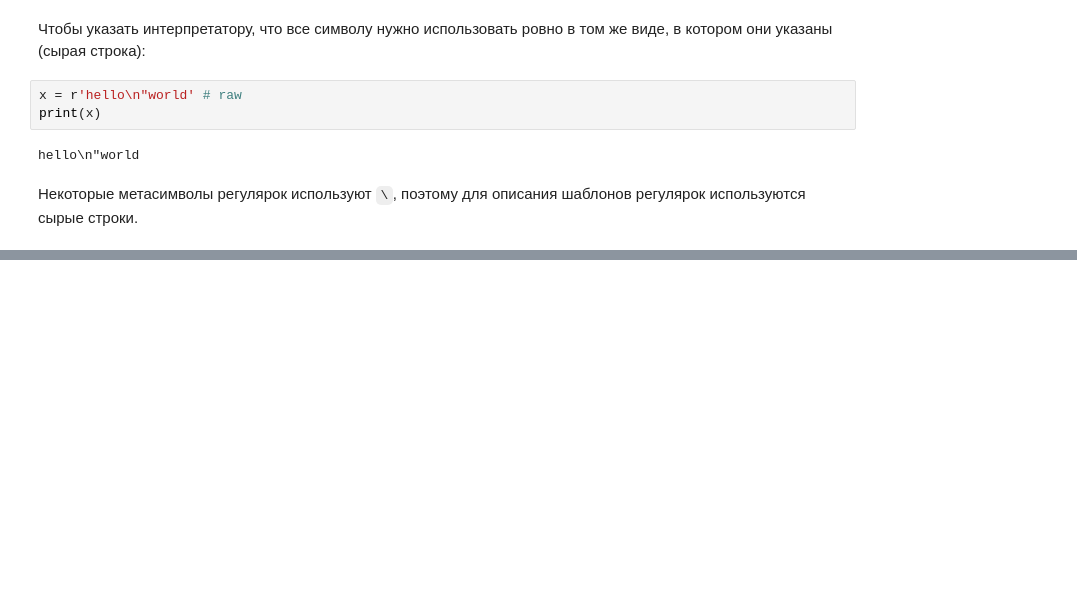
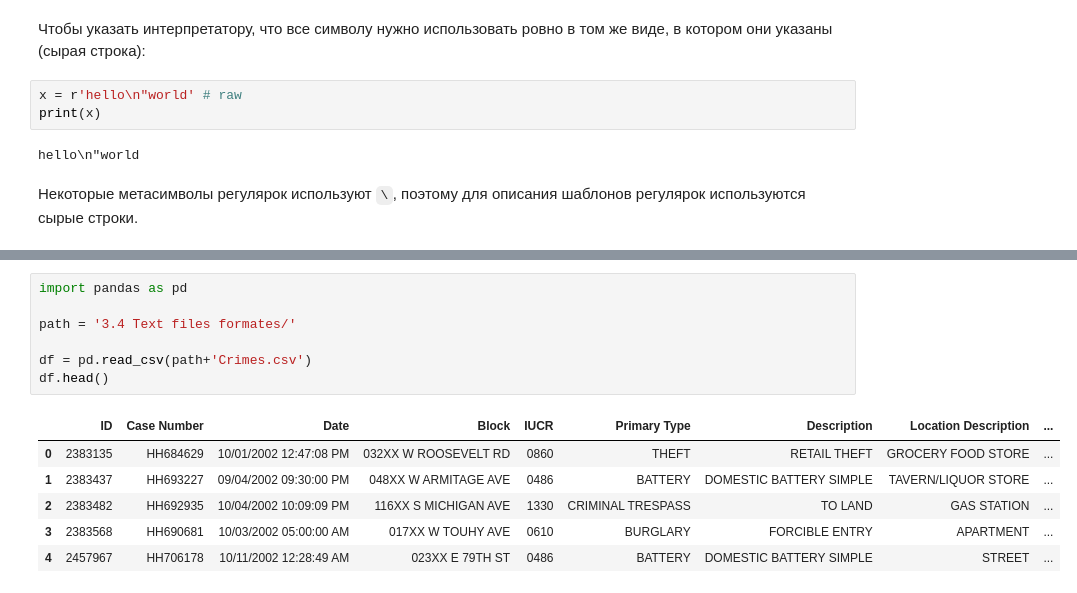
Before and after one commit to br-eina/notebooks, a Jupyter notebook: stepik/python/3. Python application - text analysis.ipynb, the cells around one changed output, grey strips where cells are left out. Drawn from its saved outputs; the diff is of its cells as text; blank space fills up the shorter version.

```diff
--- a/stepik/python/3. Python application - text analysis.ipynb
+++ b/stepik/python/3. Python application - text analysis.ipynb
@@ -364,0 +1374,14 @@ hello\n"world
+# %%
+import pandas as pd
+
+path = '3.4 Text files formates/'
+
+df = pd.read_csv(path+'Crimes.csv')
+df.head()
+# %% [output]
+|  | ID | Case Number | Date | Block | IUCR | Primary Type | Description | Location Description | ... |
+| 0 | 2383135 | HH684629 | 10/01/2002 12:47:08 PM | 032XX W ROOSEVELT RD | 0860 | THEFT | RETAIL THEFT | GROCERY FOOD STORE | ... |
+| 1 | 2383437 | HH693227 | 09/04/2002 09:30:00 PM | 048XX W ARMITAGE AVE | 0486 | BATTERY | DOMESTIC BATTERY SIMPLE | TAVERN/LIQUOR STORE | ... |
+| 2 | 2383482 | HH692935 | 10/04/2002 10:09:09 PM | 116XX S MICHIGAN AVE | 1330 | CRIMINAL TRESPASS | TO LAND | GAS STATION | ... |
+| 3 | 2383568 | HH690681 | 10/03/2002 05:00:00 AM | 017XX W TOUHY AVE | 0610 | BURGLARY | FORCIBLE ENTRY | APARTMENT | ... |
+| 4 | 2457967 | HH706178 | 10/11/2002 12:28:49 AM | 023XX E 79TH ST | 0486 | BATTERY | DOMESTIC BATTERY SIMPLE | STREET | ... |
```
Also changed, not shown: parts of 209 cells of this notebook, 16 other files.
